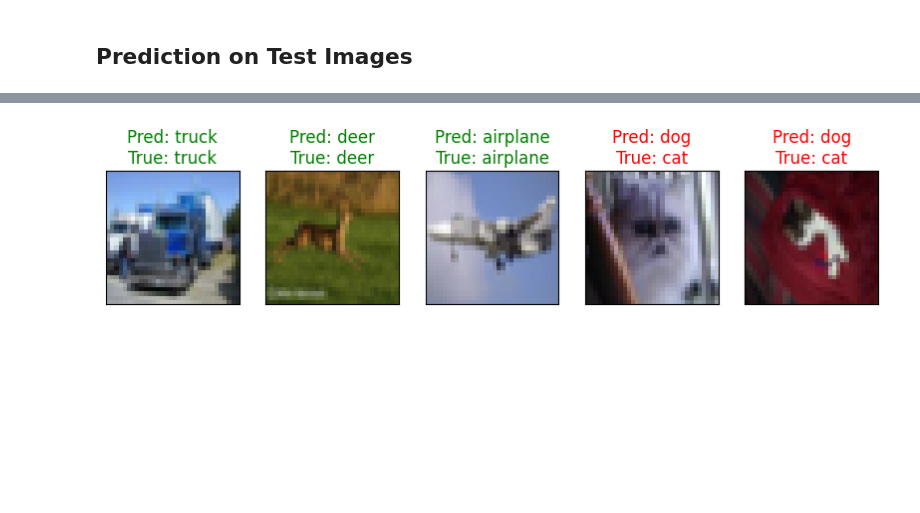
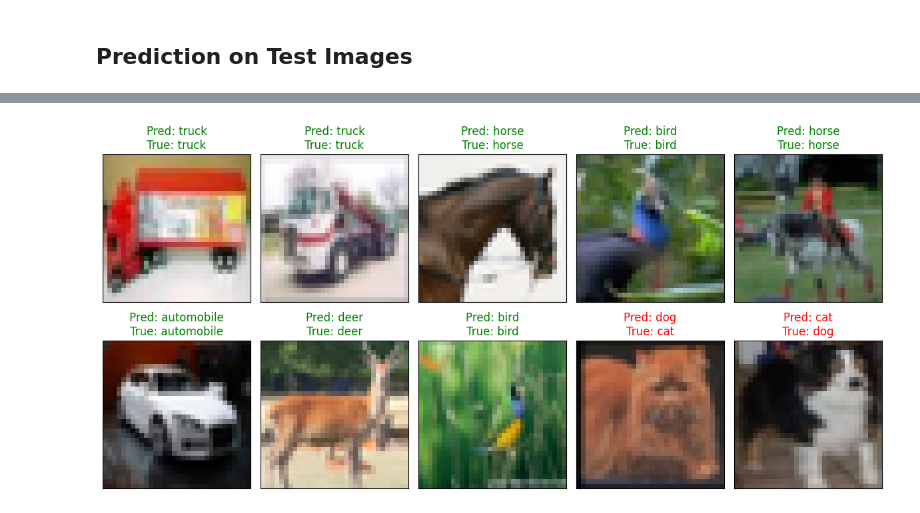
Before and after one commit to smefti70/CIFAR-10-Image-Classifier-A-CNN-Approach-V3, a Jupyter notebook: CIFAR-10 Image Classifier A CNN Approach.ipynb, the cells around one changed output, grey strips where cells are left out. Cells and saved outputs as stored; diff of their text form; code cells hidden in the pictures; blank space fills up the shorter version.

Commit message:
'Test accuracy' slightly improved and added proper visualization of predictions.

```diff
--- a/CIFAR-10 Image Classifier A CNN Approach.ipynb
+++ b/CIFAR-10 Image Classifier A CNN Approach.ipynb
@@ -175,15 +183,15 @@ true_labels = y_test.flatten()
 correct_indices = np.where(predicted_labels == true_labels)[0]
 incorrect_indices = np.where(predicted_labels != true_labels)[0]
 
-# Select 3 correct and 2 incorrect predictions for visualization
-correct_samples = np.random.choice(correct_indices, 3, replace=False)
+# Select 8 correct and 2 incorrect predictions for visualization
+correct_samples = np.random.choice(correct_indices, 8, replace=False)
 incorrect_samples = np.random.choice(incorrect_indices, 2, replace=False)
 sample_indices = np.concatenate((correct_samples, incorrect_samples))
 
 # Plot images with predictions
-plt.figure(figsize=(10, 5))
+plt.figure(figsize=(12, 6))
 for i, idx in enumerate(sample_indices):
-    plt.subplot(1, 5, i + 1)
+    plt.subplot(2, 5, i + 1)
     plt.xticks([])
     plt.yticks([])
     plt.imshow(x_test[idx])
@@ -192,5 +200,6 @@ for i, idx in enumerate(sample_indices):
     color = "green" if pred_label == true_label else "red"
     plt.title(f"Pred: {pred_label}\nTrue: {true_label}", color=color)
 
+plt.tight_layout()
 plt.show()
 # %% [output]
@@ -198 +207 @@ plt.show()
-[figure, old version]
+[figure, new version]
```
Also changed, not shown: parts of 6 cells of this notebook, 2 other files.
